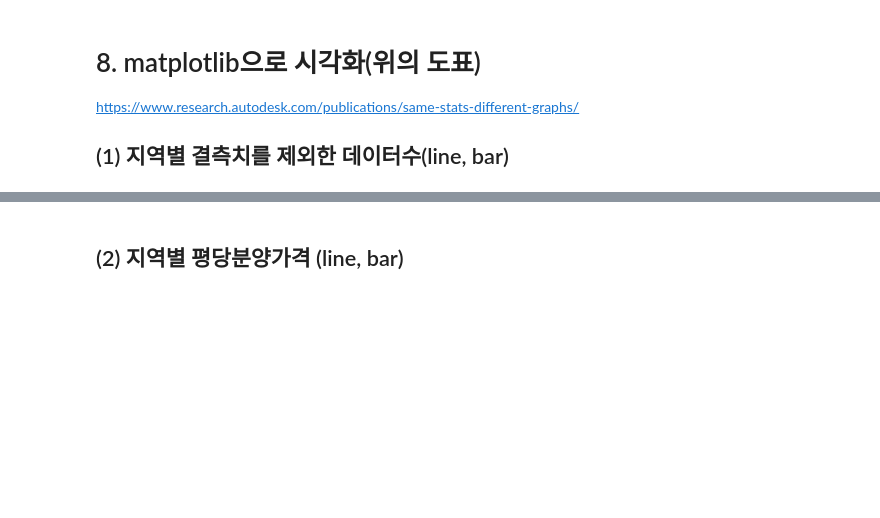
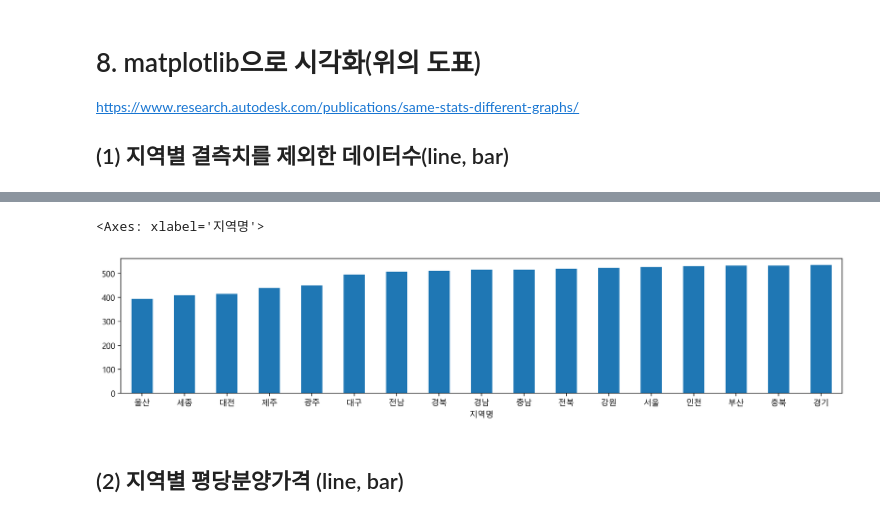
Before and after one commit to tangerineTaste/ai_x, a Jupyter notebook: source/01_python/ch13_예1_포트폴리오_아파트분양가분석.ipynb, the cells around one changed output, grey strips where cells are left out. Drawn from its saved outputs; the diff is of its cells as text; code cells hidden in the pictures; blank space fills up the shorter version.

```diff
--- a/source/01_python/ch13_예1_포트폴리오_아파트분양가분석.ipynb
+++ b/source/01_python/ch13_예1_포트폴리오_아파트분양가분석.ipynb
@@ -332,2 +701,8 @@ https://www.research.autodesk.com/publications/same-stats-different-graphs/
+# %%
+result.plot.bar()
+result.plot(kind='bar', figsize=(16,3), rot=0)
+# %% [output]
+<Axes: xlabel='지역명'>
+[figure, added]
 # %% [markdown]
 ## (2) 지역별 평당분양가격 (line, bar)
```
Also changed, not shown: parts of 83 cells of this notebook, 3 other files.
